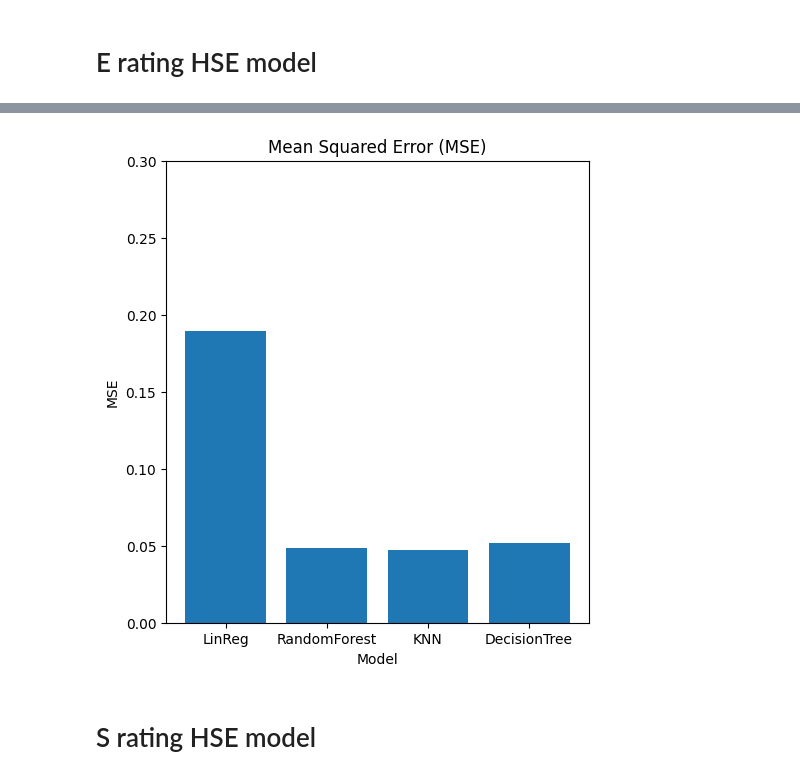
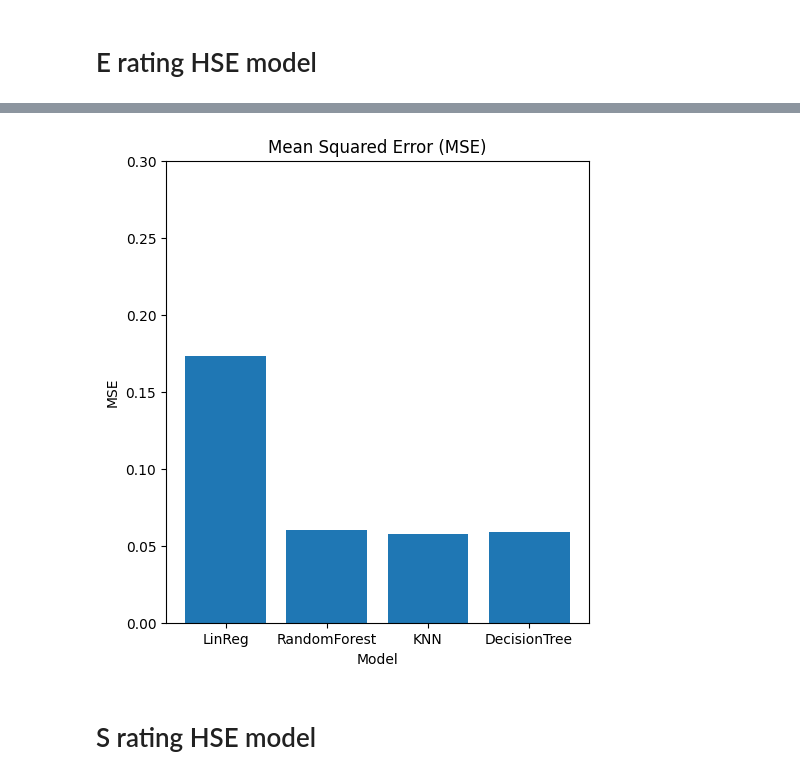
Before and after one commit to oversanya/ESG_rating_prediction, a Jupyter notebook: NLP+ML_ESG.ipynb, the cells around one changed output, grey strips where cells are left out. Drawn from its saved outputs; the diff is of its cells as text; code cells hidden in the pictures.

```diff
--- a/NLP+ML_ESG.ipynb
+++ b/NLP+ML_ESG.ipynb
@@ -2171,7 +2117,7 @@ R^2 Score: -1.2023930593403536
 # %%
 %time
 mse = [0 for _ in range(n_butches)]
-r2 = [0 for _ in range(n_butches)]
+
 
 model = RandomForestRegressor(random_state=42)
 param_grid_try = {
@@ -2199,11 +2145,11 @@ for i in range(n_butches):
     print("Лучшие параметры: ", grid_search.best_params_)
 
     mse[i] = mean_squared_error(y_test[i], y_pred)
-    r2[i] = r2_score(y_test[i], y_pred)
+
 
 print(f"Mean Squared Error: {np.mean(mse)}")
-print(f"R^2 Score: {np.mean(r2)}")
 
-new_row = add_row_res('RandomForest', np.mean(mse), np.mean(r2), y_pred)
+
+new_row = add_row_res('RandomForest', np.mean(mse), y_pred)
 compare_table = pd.concat([compare_table, new_row], ignore_index=True)
 # %% [output]
@@ -2243,12 +2188,12 @@ for i in range(n_butches):
     print("Лучшие параметры: ", grid_search.best_params_)
 
     mse = mean_squared_error(y_test[i], y_pred)
-    r2 = r2_score(y_test[i], y_pred)
+
 
 print(f"Mean Squared Error: {np.mean(mse)}")
-print(f"R^2 Score: {np.mean(r2)}")
 
-new_row = add_row_res('KNN', np.mean(mse), np.mean(r2), y_pred)
+
+new_row = add_row_res('KNN', np.mean(mse), y_pred)
 compare_table = pd.concat([compare_table, new_row], ignore_index=True)
 # %% [output]
 Лучшие параметры:  {'metric': 'chebyshev', 'n_neighbors': 20, 'weights': 'uniform'}
@@ -2287,13 +2231,13 @@ for i in range(n_butches):
     y_pred = grid_search.predict(X_test[i])
     print("Лучшие параметры: ", grid_search.best_params_)
     mse = mean_squared_error(y_test[i], y_pred)
-    r2 = r2_score(y_test[i], y_pred)
+
 
 print(f"Mean Squared Error: {np.mean(mse)}")
-print(f"R^2 Score: {np.mean(r2)}")
+
 print(y_pred)
 
-new_row = add_row_res('DecisionTree', np.mean(mse), np.mean(r2), y_pred)
+new_row = add_row_res('DecisionTree', np.mean(mse), y_pred)
 compare_table = pd.concat([compare_table, new_row], ignore_index=True)
 # %% [output]
 Лучшие параметры:  {'max_depth': None, 'max_features': 'sqrt', 'min_samples_leaf': 1, 'min_samples_split': 50}
@@ -2313,11 +2256,3 @@ R^2 Score: -0.029629629629629672
-# %%
-y_pred = [0.54 for i in range(len(y_test[-1]))]
-
-mse = mean_squared_error(y_test[-1], y_pred)
-r2 = r2_score(y_test[-1], y_pred)
-
-new_row = add_row_res('CoolMonkey', mse, r2, y_pred)
-compare_table = pd.concat([compare_table, new_row], ignore_index=True)
 # %%
 e_table_hse = compare_table
 compare_table
@@ -2332,14 +2266,14 @@ compare_table
 # %%
 plt.figure(figsize=(12, 6))
 plt.subplot(1, 2, 1)
-plt.bar(esg_table_hse['Model'][1:-1], esg_table_hse['MSE'][1:-1])
+plt.bar(e_table_hse['Model'][1:], e_table_hse['MSE'][1:])
 plt.title('Mean Squared Error (MSE)')
 plt.xlabel('Model')
 plt.ylabel('MSE')
 plt.ylim((0, 0.3))
 plt.show()
 # %% [output]
-[figure, old version]
+[figure, new version]
 # %% [markdown]
 # S rating HSE model
 # %%
```
Also changed, not shown: parts of 95 cells of this notebook.
